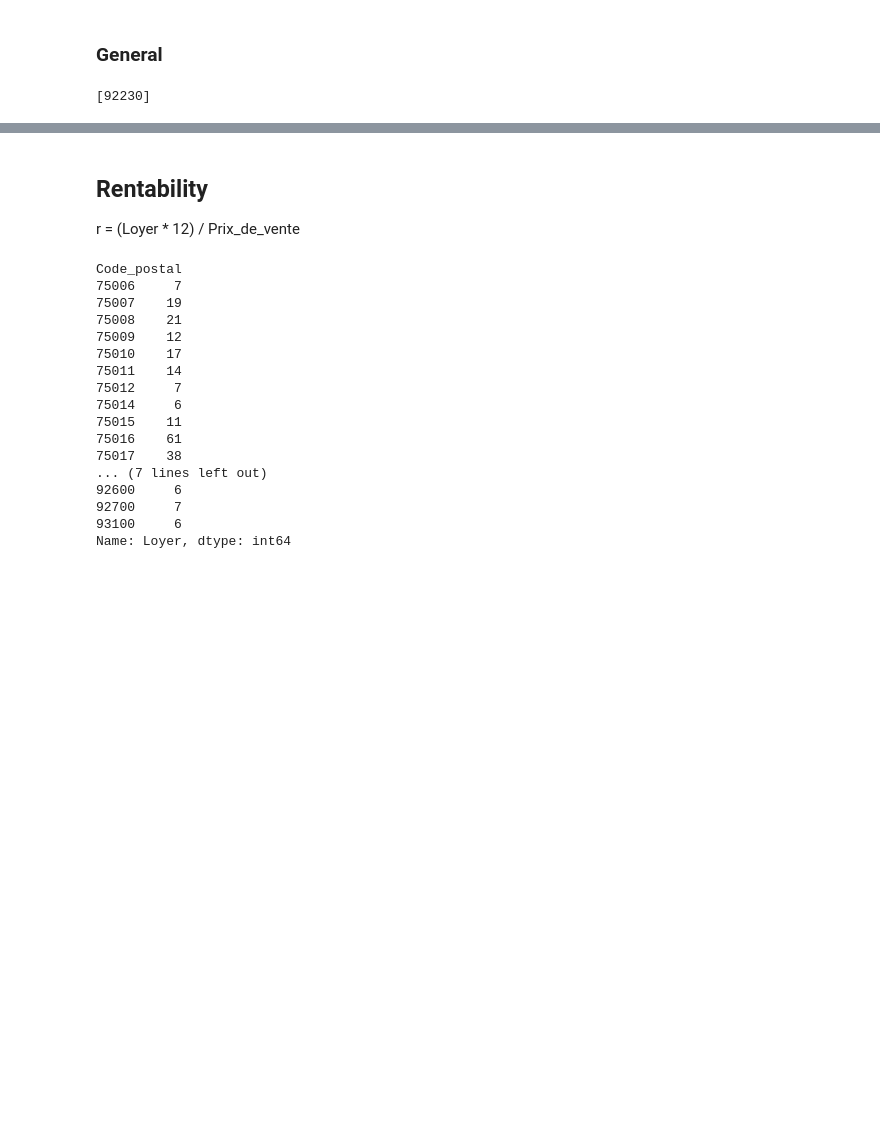
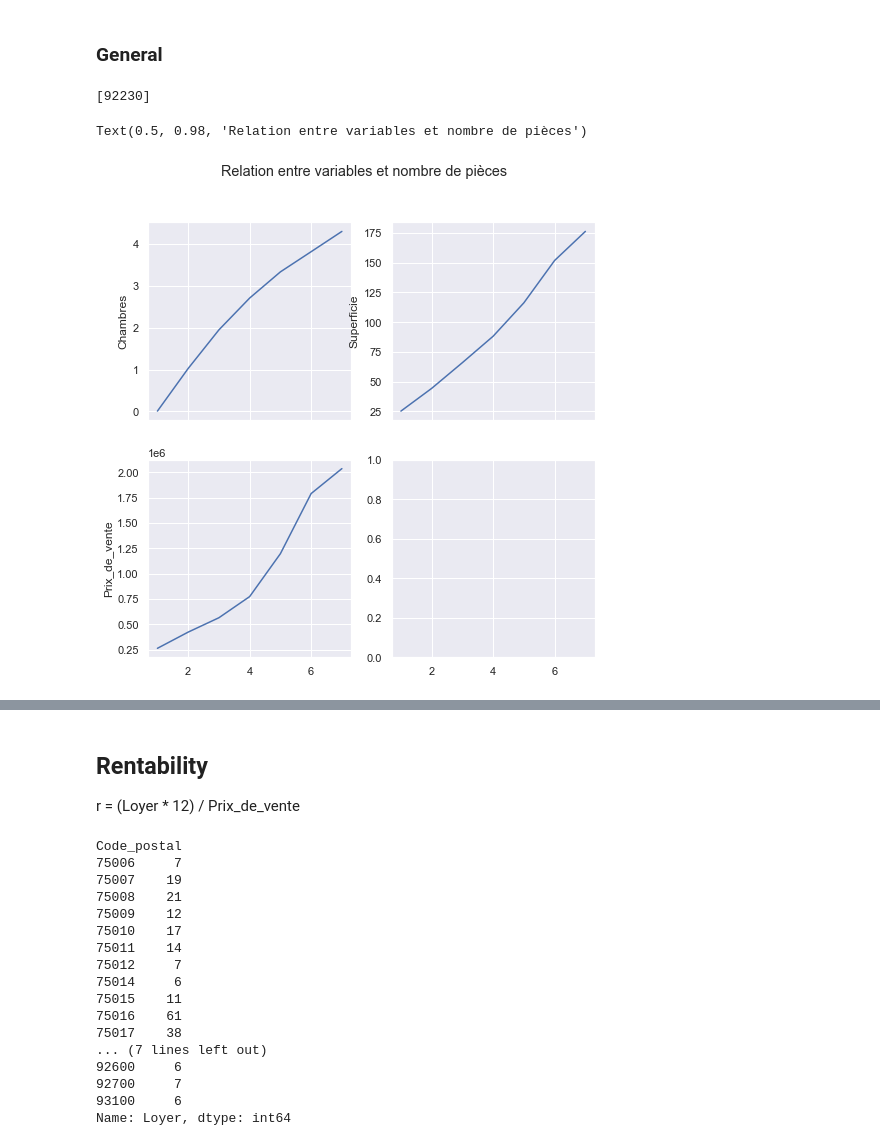
Before and after one commit to AlexisBogroff/Contests, a Jupyter notebook: Predictions/housing_rental/eda.ipynb, the cells around one changed output, grey strips where cells are left out. Drawn from its saved outputs; the diff is of its cells as text; code cells hidden in the pictures; blank space fills up the shorter version.

```diff
--- a/Predictions/housing_rental/eda.ipynb
+++ b/Predictions/housing_rental/eda.ipynb
@@ -687,3 +687,23 @@ code_rent = rentals['Code_postal'].unique()
 [code for code in code_px if code not in code_rent]
 # %% [output]
 [92230]
+# %%
+m = prices.groupby('Pièces').mean()
+c = m.columns.copy()
+
+fig, axs = plt.subplots(2, 2, sharex=True, figsize=(8,8))
+
+
+axs[0, 0].plot(m.index, m[c[0]])
+axs[0, 0].set_ylabel(c[0])
+
+axs[0, 1].plot(m.index, m[c[1]])
+axs[0, 1].set_ylabel(c[1])
+
+axs[1, 0].plot(m.index, m[c[2]])
+axs[1, 0].set_ylabel(c[2])
+
+plt.suptitle("Relation entre variables et nombre de pièces")
+# %% [output]
+Text(0.5, 0.98, 'Relation entre variables et nombre de pièces')
+[figure, added]
```
Also changed, not shown: parts of 7 cells of this notebook.
